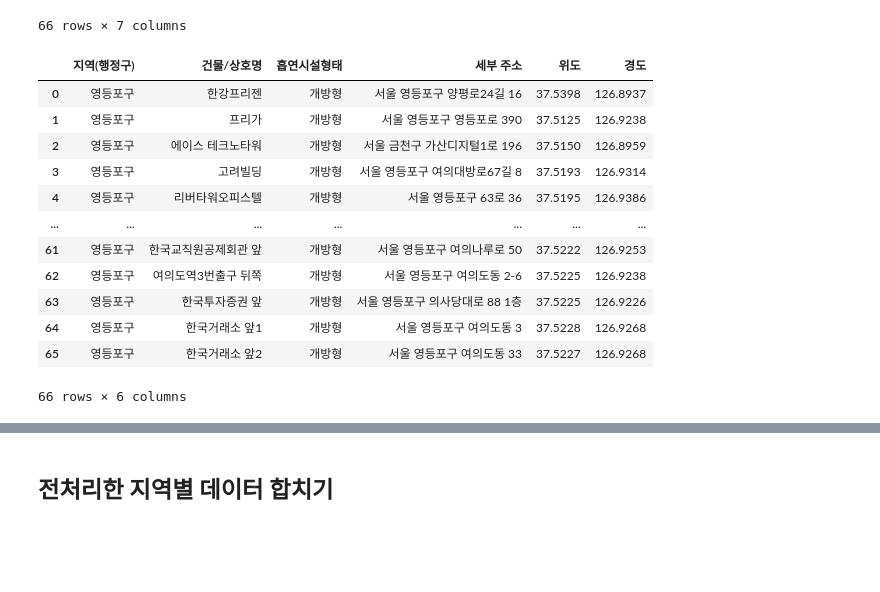
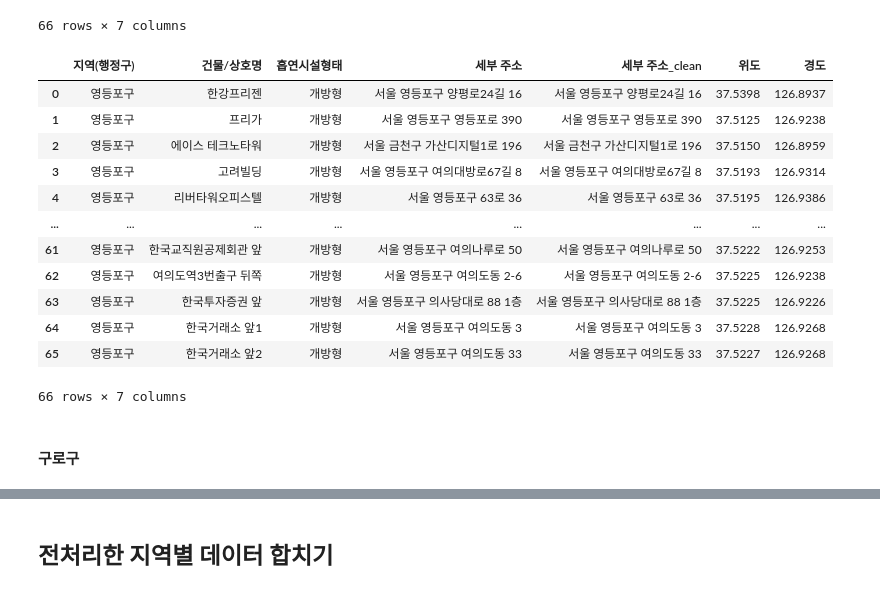
Before and after one commit to palesaltedcaramel/kick_map, a Jupyter notebook: 흡연구역_애림/데이터셋전처리.ipynb, the cells around one changed output, grey strips where cells are left out. Cells and saved outputs as stored; diff of their text form; code cells hidden in the pictures; blank space fills up the shorter version.

```diff
--- a/흡연구역_애림/데이터셋전처리.ipynb
+++ b/흡연구역_애림/데이터셋전처리.ipynb
@@ -427,12 +419,12 @@ driver.close()
 # %%
 #컬럼 생성: 위도, 경도
 
-idx =0
-for i in sungdong['세부 주소']:
-    try:
-        sungdong.loc[idx,'위도'] = geocoding(i)[0]
-        sungdong.loc[idx,'경도'] = geocoding(i)[1]
-    except:
-        pass
-    idx += 1
-sungdong
+# idx =0
+# for i in sungdong['세부 주소']:
+#     try:
+#         sungdong.loc[idx,'위도'] = geocoding(i)[0]
+#         sungdong.loc[idx,'경도'] = geocoding(i)[1]
+#     except:
+#         pass
+#     idx += 1
+# sungdong
@@ -576,7 +570,7 @@ driver.close()
 idx = 0
 for i in yangcheon['세부 주소']:
     i = str(i).split(' ')
-    if i[-1].isdigit() == False:
+    if i[-1][-1].isdigit() == False:
         i.remove(i[-1])
     i = ' '.join(i)
     i
@@ -605,12 +599,12 @@ yangcheon
 # %%
 #컬럼 생성: 위도, 경도
 
-idx =0
-for i in yangcheon['세부 주소']:
-    try:
-        yangcheon.loc[idx,'위도'] = geocoding(i)[0]
-        yangcheon.loc[idx,'경도'] = geocoding(i)[1]
-    except:
-        pass
-    idx += 1
-yangcheon
+# idx =0
+# for i in yangcheon['세부 주소']:
+#     try:
+#         yangcheon.loc[idx,'위도'] = geocoding(i)[0]
+#         yangcheon.loc[idx,'경도'] = geocoding(i)[1]
+#     except:
+#         pass
+#     idx += 1
+# yangcheon
@@ -837,22 +791,28 @@ yeong
 | 64 | 영등포구 | 한국거래소 앞1 | 개방형 | 37.5228 | 126.9268 | 한국거래소 1 | 서울 영등포구 여의도동 3 |
 | 65 | 영등포구 | 한국거래소 앞2 | 개방형 | 37.5227 | 126.9268 | 한국거래소 2 | 서울 영등포구 여의도동 33 |
 66 rows × 7 columns
+# %%
+#주소 다듬기: 정확한 주소 표기
+
+yeong['세부 주소_clean'] = yeong['세부 주소']
 # %%
 #전처리된 데이터프레임 새로 만들기
 
-yeong_clean = yeong[['지역(행정구)','건물/상호명','흡연시설형태','세부 주소','위도','경도']]
+yeong_clean = yeong[['지역(행정구)','건물/상호명','흡연시설형태','세부 주소','세부 주소_clean','위도','경도']]
 yeong_clean
 # %% [output]
-|  | 지역(행정구) | 건물/상호명 | 흡연시설형태 | 세부 주소 | 위도 | 경도 |
-| 0 | 영등포구 | 한강프리젠 | 개방형 | 서울 영등포구 양평로24길 16 | 37.5398 | 126.8937 |
-| 1 | 영등포구 | 프리가 | 개방형 | 서울 영등포구 영등포로 390 | 37.5125 | 126.9238 |
-| 2 | 영등포구 | 에이스 테크노타워 | 개방형 | 서울 금천구 가산디지털1로 196 | 37.5150 | 126.8959 |
-| 3 | 영등포구 | 고려빌딩 | 개방형 | 서울 영등포구 여의대방로67길 8 | 37.5193 | 126.9314 |
-| 4 | 영등포구 | 리버타워오피스텔 | 개방형 | 서울 영등포구 63로 36 | 37.5195 | 126.9386 |
-| ... | ... | ... | ... | ... | ... | ... |
-| 61 | 영등포구 | 한국교직원공제회관 앞 | 개방형 | 서울 영등포구 여의나루로 50 | 37.5222 | 126.9253 |
-| 62 | 영등포구 | 여의도역3번출구 뒤쪽 | 개방형 | 서울 영등포구 여의도동 2-6 | 37.5225 | 126.9238 |
-| 63 | 영등포구 | 한국투자증권 앞 | 개방형 | 서울 영등포구 의사당대로 88 1층 | 37.5225 | 126.9226 |
-| 64 | 영등포구 | 한국거래소 앞1 | 개방형 | 서울 영등포구 여의도동 3 | 37.5228 | 126.9268 |
-| 65 | 영등포구 | 한국거래소 앞2 | 개방형 | 서울 영등포구 여의도동 33 | 37.5227 | 126.9268 |
+|  | 지역(행정구) | 건물/상호명 | 흡연시설형태 | 세부 주소 | 세부 주소_clean | 위도 | 경도 |
+| 0 | 영등포구 | 한강프리젠 | 개방형 | 서울 영등포구 양평로24길 16 | 서울 영등포구 양평로24길 16 | 37.5398 | 126.8937 |
+| 1 | 영등포구 | 프리가 | 개방형 | 서울 영등포구 영등포로 390 | 서울 영등포구 영등포로 390 | 37.5125 | 126.9238 |
+| 2 | 영등포구 | 에이스 테크노타워 | 개방형 | 서울 금천구 가산디지털1로 196 | 서울 금천구 가산디지털1로 196 | 37.5150 | 126.8959 |
+| 3 | 영등포구 | 고려빌딩 | 개방형 | 서울 영등포구 여의대방로67길 8 | 서울 영등포구 여의대방로67길 8 | 37.5193 | 126.9314 |
+| 4 | 영등포구 | 리버타워오피스텔 | 개방형 | 서울 영등포구 63로 36 | 서울 영등포구 63로 36 | 37.5195 | 126.9386 |
+| ... | ... | ... | ... | ... | ... | ... | ... |
+| 61 | 영등포구 | 한국교직원공제회관 앞 | 개방형 | 서울 영등포구 여의나루로 50 | 서울 영등포구 여의나루로 50 | 37.5222 | 126.9253 |
+| 62 | 영등포구 | 여의도역3번출구 뒤쪽 | 개방형 | 서울 영등포구 여의도동 2-6 | 서울 영등포구 여의도동 2-6 | 37.5225 | 126.9238 |
+| 63 | 영등포구 | 한국투자증권 앞 | 개방형 | 서울 영등포구 의사당대로 88 1층 | 서울 영등포구 의사당대로 88 1층 | 37.5225 | 126.9226 |
+| 64 | 영등포구 | 한국거래소 앞1 | 개방형 | 서울 영등포구 여의도동 3 | 서울 영등포구 여의도동 3 | 37.5228 | 126.9268 |
+| 65 | 영등포구 | 한국거래소 앞2 | 개방형 | 서울 영등포구 여의도동 33 | 서울 영등포구 여의도동 33 | 37.5227 | 126.9268 |
-66 rows × 6 columns
+66 rows × 7 columns
+# %% [markdown]
+#### 구로구
```
Also changed, not shown: parts of 56 cells of this notebook, 2 other files.
